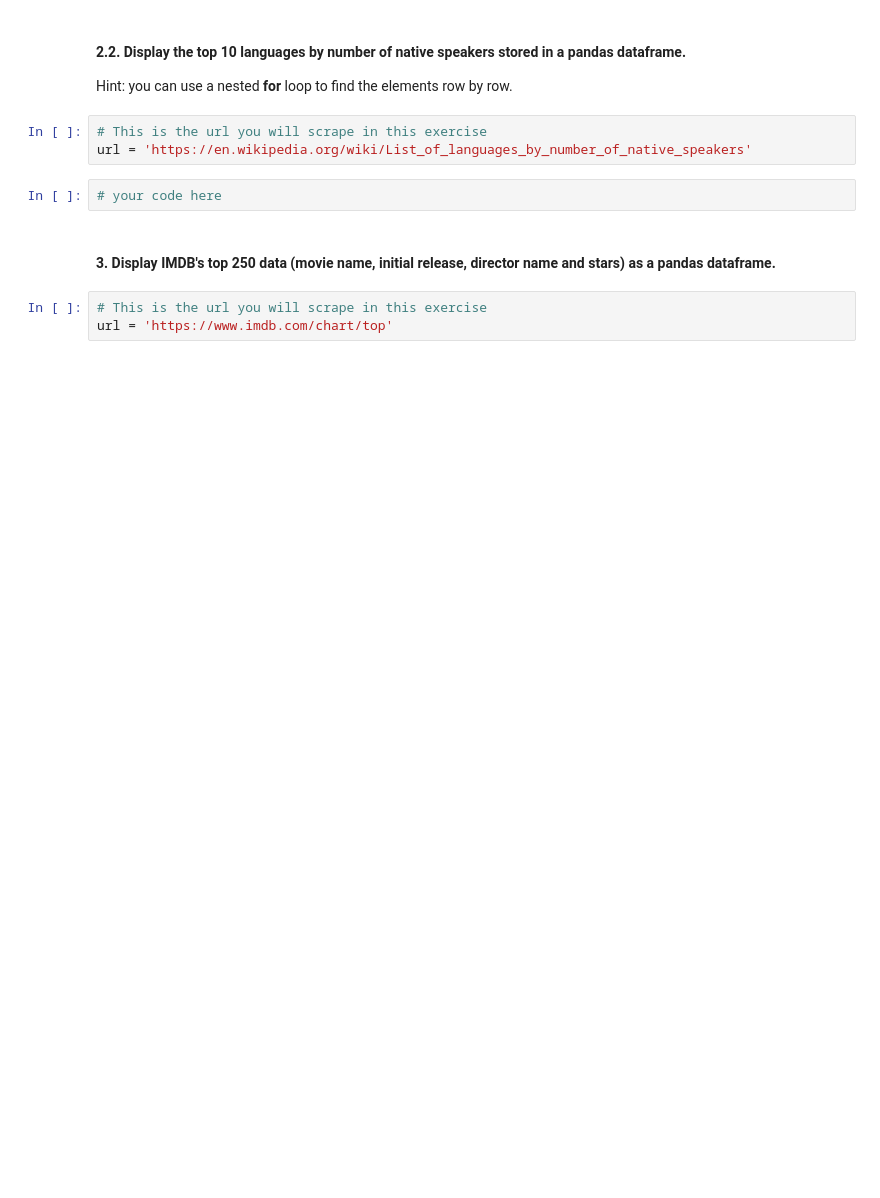
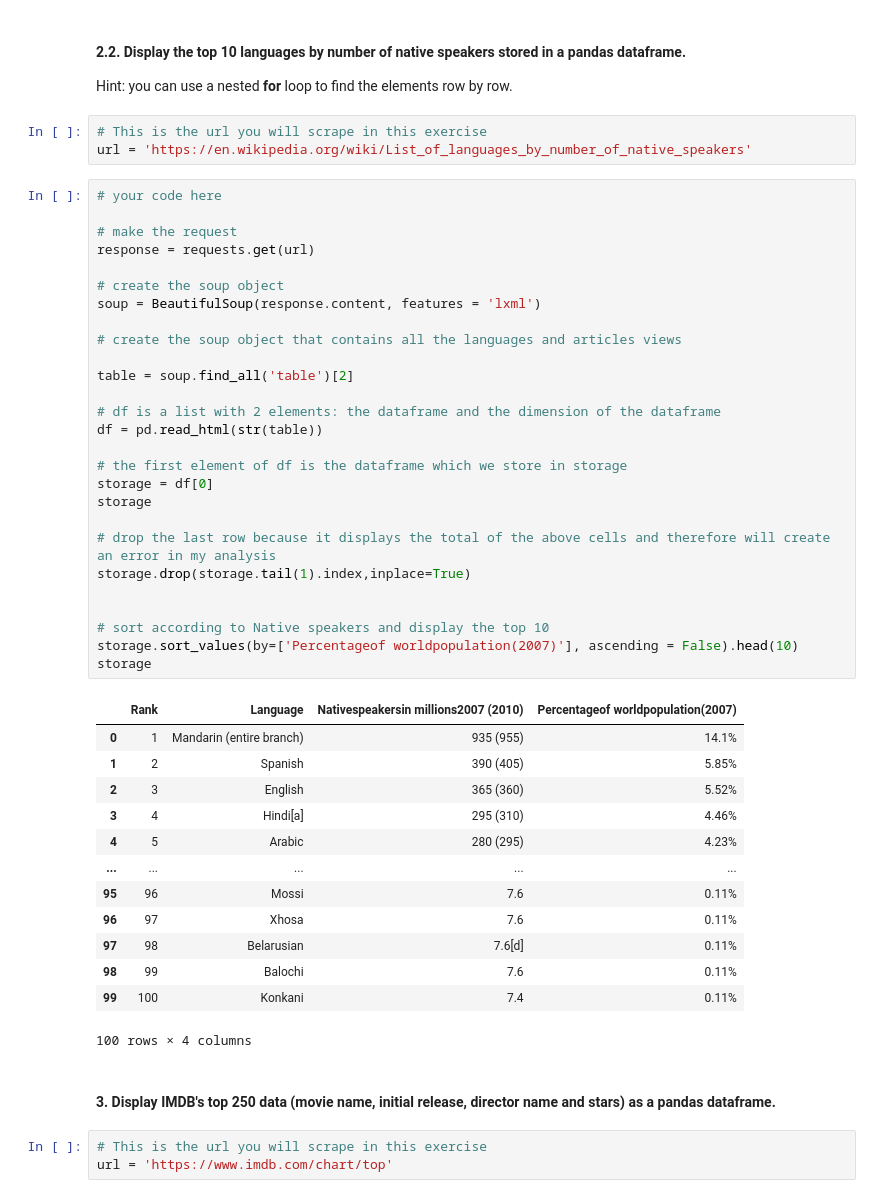
Before and after one commit to ta-data-lis/lab-web-scraping, a Jupyter notebook: your-code/main.ipynb, the cells around one changed output. Drawn from its saved outputs; the diff is of its cells as text; blank space fills up the shorter version.

```diff
--- a/your-code/main.ipynb
+++ b/your-code/main.ipynb
@@ -113,8 +290,47 @@ Hint: you can use a nested **for** loop to find the elements row by row.
 # %%
 # This is the url you will scrape in this exercise
 url = 'https://en.wikipedia.org/wiki/List_of_languages_by_number_of_native_speakers'
-# %%
-# your code here
+# %%
+# your code here
+
+# make the request
+response = requests.get(url)
+
+# create the soup object
+soup = BeautifulSoup(response.content, features = 'lxml')
+
+# create the soup object that contains all the languages and articles views
+
+table = soup.find_all('table')[2]
+
+# df is a list with 2 elements: the dataframe and the dimension of the dataframe
+df = pd.read_html(str(table))
+
+# the first element of df is the dataframe which we store in storage
+storage = df[0]
+storage
+
+# drop the last row because it displays the total of the above cells and therefore will create an error in my analysis
+storage.drop(storage.tail(1).index,inplace=True)
+
+
+# sort according to Native speakers and display the top 10
+storage.sort_values(by=['Percentageof worldpopulation(2007)'], ascending = False).head(10)
+storage
+# %% [output]
+|  | Rank | Language | Nativespeakersin millions2007 (2010) | Percentageof worldpopulation(2007) |
+| 0 | 1 | Mandarin (entire branch) | 935 (955) | 14.1% |
+| 1 | 2 | Spanish | 390 (405) | 5.85% |
+| 2 | 3 | English | 365 (360) | 5.52% |
+| 3 | 4 | Hindi[a] | 295 (310) | 4.46% |
+| 4 | 5 | Arabic | 280 (295) | 4.23% |
+| ... | ... | ... | ... | ... |
+| 95 | 96 | Mossi | 7.6 | 0.11% |
+| 96 | 97 | Xhosa | 7.6 | 0.11% |
+| 97 | 98 | Belarusian | 7.6[d] | 0.11% |
+| 98 | 99 | Balochi | 7.6 | 0.11% |
+| 99 | 100 | Konkani | 7.4 | 0.11% |
+100 rows × 4 columns
 # %% [markdown]
 #### 3. Display IMDB's top 250 data (movie name, initial release, director name and stars) as a pandas dataframe.
 # %%
```
Also changed, not shown: parts of 23 cells of this notebook.
